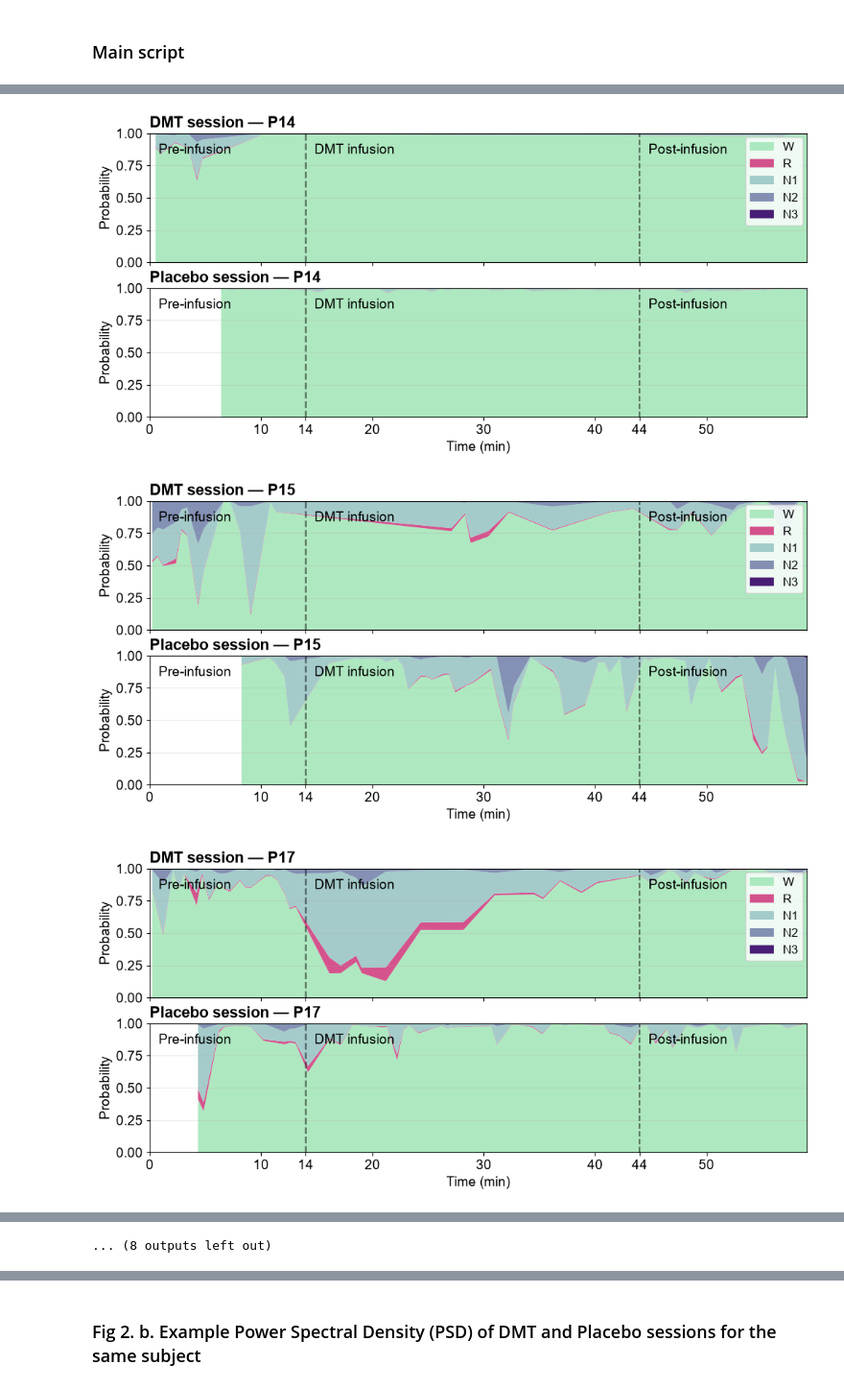
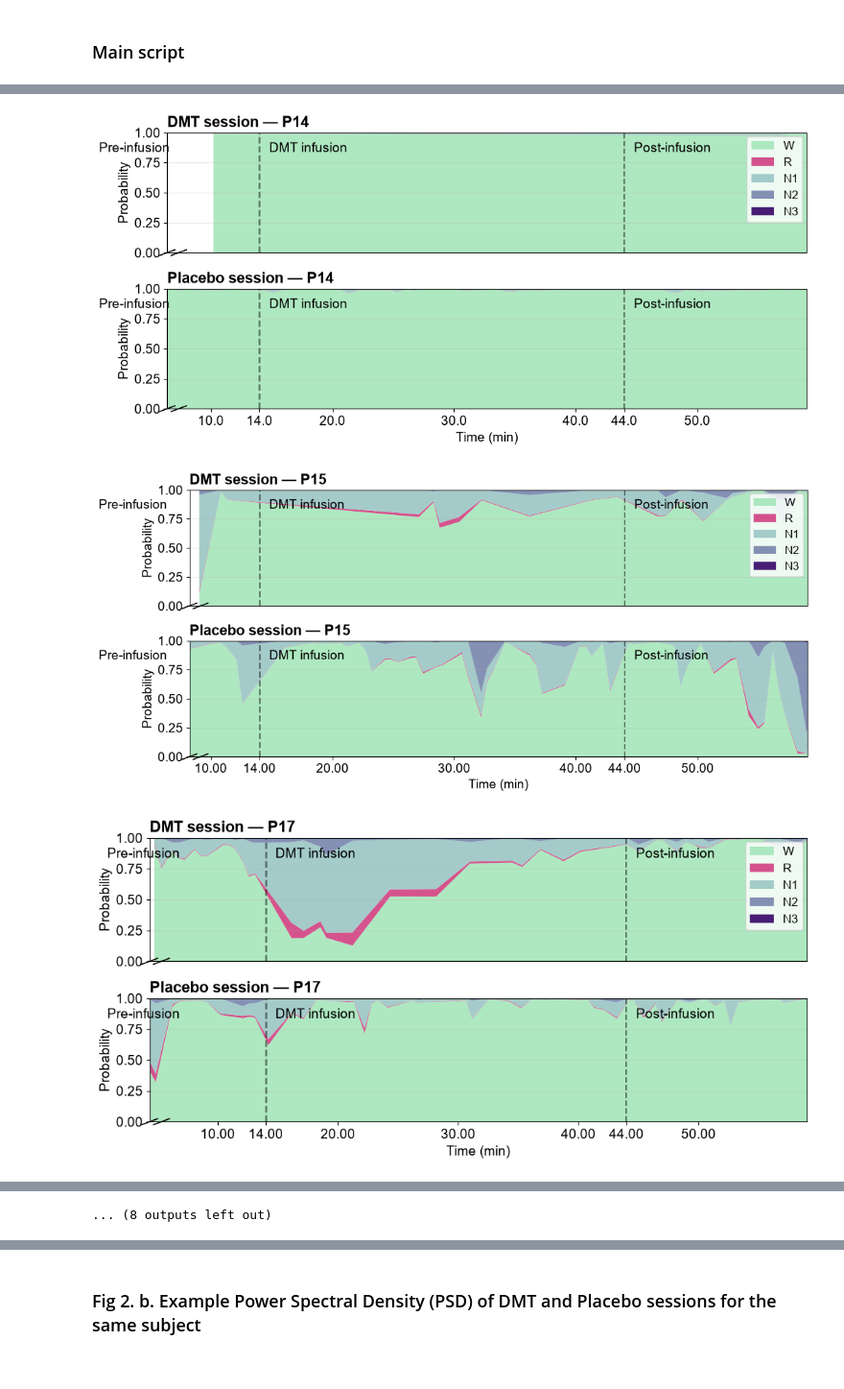
Before and after one commit to rubenherzog/dmt_hypnodensities, a Jupyter notebook: notebooks/06_figure2.ipynb, the cells around one changed output, grey strips where cells are left out. Shown at 96% size. Cells and saved outputs as stored; diff of their text form; code cells hidden in the pictures.

```diff
--- a/notebooks/06_figure2.ipynb
+++ b/notebooks/06_figure2.ipynb
@@ -104,6 +83,0 @@ data
-# %%
-# Keep only the rows where the absolute_start is between 0 and max_time_seconds
-data.loc[data['absolute_start'].between(0, max_time_seconds)]
-print("Data shape after filtering for max_time_seconds:", data.shape)
-
-probability_columns = [f'prob_{stage}' for stage in stages]
@@ -116,11 +84,3 @@ probability_columns
-# %%
-trajectory = (
-    data
-    .groupby('absolute_start', as_index=False)[probability_columns]
-    .mean()
-    .sort_values('absolute_start')
-)
-trajectory['time_min'] = trajectory['absolute_start'] / 60
 # %% [markdown]
 ### Main script
 # %%
@@ -134,9 +94,7 @@ palette = ["#360568", "#7785ac", "#9ac6c5",  "#d14081", "#a5e6ba"]
 palette.reverse()
 colors = dict(zip(stages, palette))
 
-recordings_dir = Path(hypnodensity_and_spectra_outputs)
-if not recordings_dir.is_dir():
-    raise FileNotFoundError(f'Recordings directory not found: {recordings_dir}')
+recordings_dir = RECORDINGS_DIR
 
 def load_session_hypnodensity(condition, sessions):
     matches = []
@@ -179,15 +137,29 @@ def load_session_hypnodensity(condition, sessions):
     trajectory['time_min'] = trajectory['absolute_start'] / 60
     return trajectory, matches[0].stem.removesuffix('_hypnodensities'), selected_session
 
+def draw_start_break(axis, size=0.012):
+    """Small diagonal marks on an axis' left edge, flagging that its x-axis does not start at 0."""
+    kwargs = dict(transform=axis.transAxes, color='black', clip_on=False, linewidth=1.2)
+    axis.plot((-size, size), (-size * 2, size * 2), **kwargs)
+    axis.plot((-size + 0.018, size + 0.018), (-size * 2, size * 2), **kwargs)
+
 # Store the exact trajectories used in the figures, for standalone CSV export.
 figure_data = []
 
 for subject in subjects:
     fig, axes = plt.subplots(2, 1, figsize=(12, 5.5), sharex=True, sharey=True)
+
+    # Load both sessions before plotting: some sessions are missing their first epoch(s),
+    # so both conditions are trimmed to their later, shared start instead of drawing the gap.
+    session_trajectories = {
+        condition: load_session_hypnodensity(condition, sessions_by_condition[condition])
+        for condition in ('DMT', 'placebo')
+    }
+    common_start_min = max(trajectory['time_min'].min() for trajectory, _, _ in session_trajectories.values())
+
     for axis, condition in zip(axes, ('DMT', 'placebo')):
-        trajectory, recording_id, session = load_session_hypnodensity(
-            condition, sessions_by_condition[condition]
-        )
+        trajectory, recording_id, session = session_trajectories[condition]
+        trajectory = trajectory.loc[trajectory['time_min'] >= common_start_min]
         figure_data.append(
             trajectory.assign(
                 subject=subject,
@@ -211,20 +183,25 @@ for subject in subjects:
             condition_title = condition.upper()
         axis.axvline(x=experimental_windows_min['after'][0], color='k', linestyle='--', linewidth=1.8, alpha=0.5)
         axis.axvline(x=experimental_windows_min['after'][1], color='k', linestyle='--', linewidth=1.5, alpha=0.5)
-        axis.text(x=0.8, y=0.92, s='Pre-infusion', fontsize = 14, rotation=0, va='top', ha='left')
-        axis.text(x=experimental_windows_min['after'][0] + 0.8 , y=0.92, s='DMT infusion', fontsize = 14, rotation=0, va='top', ha='left')
-        axis.text(x=experimental_windows_min['after'][1] + 0.8, y=0.92, s='Post-infusion', fontsize = 14, rotation=0, va='top', ha='left')
-        axis.set_title(f'{condition_title} session — {subject}', loc='left', fontweight='bold', fontsize=16)
-        axis.set_ylabel('Probability', fontsize = 14)
+        axis.text(x=0.8, y=0.92, s='Pre-infusion', rotation=0, va='top', ha='left')
+        axis.text(x=experimental_windows_min['after'][0] + 0.8 , y=0.92, s='DMT infusion', rotation=0, va='top', ha='left')
+        axis.text(x=experimental_windows_min['after'][1] + 0.8, y=0.92, s='Post-infusion', rotation=0, va='top', ha='left')
+        axis.set_title(f'{condition_title} session — {subject}', loc='left', fontweight='bold')
+        axis.set_ylabel('Probability')
         axis.set_ylim(0, 1)
         axis.grid(axis='y', alpha=0.25)
+        draw_start_break(axis)
 
-    axes[-1].set_xlabel('Time (min)', fontsize = 14)
-    axes[-1].set_xticks([0, 10, experimental_windows_min['after'][0], 20, 30, 40, experimental_windows_min['after'][1], 50, 60])
-    axes[-1].set_xlim(0, max_time_seconds / 60)
+    axes[0].tick_params(axis='x', which='both', bottom=False, labelbottom=False)
+    axes[-1].set_xlabel('Time (min)')
+    axes[-1].set_xticks(sorted({
+        round(common_start_min, 2), 10, experimental_windows_min['after'][0], 20, 30, 40,
+        experimental_windows_min['after'][1], 50, 60,
+    }))
+    axes[-1].set_xlim(common_start_min, max_time_seconds / 60)
     handles, labels = axes[0].get_legend_handles_labels()
     fig.legend(handles, labels, ncols=1, loc='upper right', bbox_to_anchor=(0.902, 0.845))
-    fig.subplots_adjust(top=0.84)
+    fig.subplots_adjust(top=0.84, hspace=0.3)
     plt.show()
 
 # This CSV contains the time and probability values used to draw every Fig. 2a panel.
@@ -235,7 +212,7 @@ figure_data = pd.concat(figure_data, ignore_index=True)[
         'electrode_selection', 'absolute_start', 'time_min', *probability_columns,
     ]
 ]
-figure_data_path = recordings_dir.parent / 'figure2a_hypnodensity_plot_data.csv'
+figure_data_path = RESULTS_DIR / 'figure2a_hypnodensity_plot_data.csv'
 figure_data.to_csv(figure_data_path, index=False)
 print(f'Figure data saved to: {figure_data_path}')
 display(figure_data.head())
@@ -250,3 +227,3 @@ display(figure_data.head())
-[figure, old version]
+[figure, new version]
-[figure, old version]
+[figure, new version]
-[figure, old version]
+[figure, new version]
```
Also changed, not shown: parts of 15 cells of this notebook, 1 other file.
